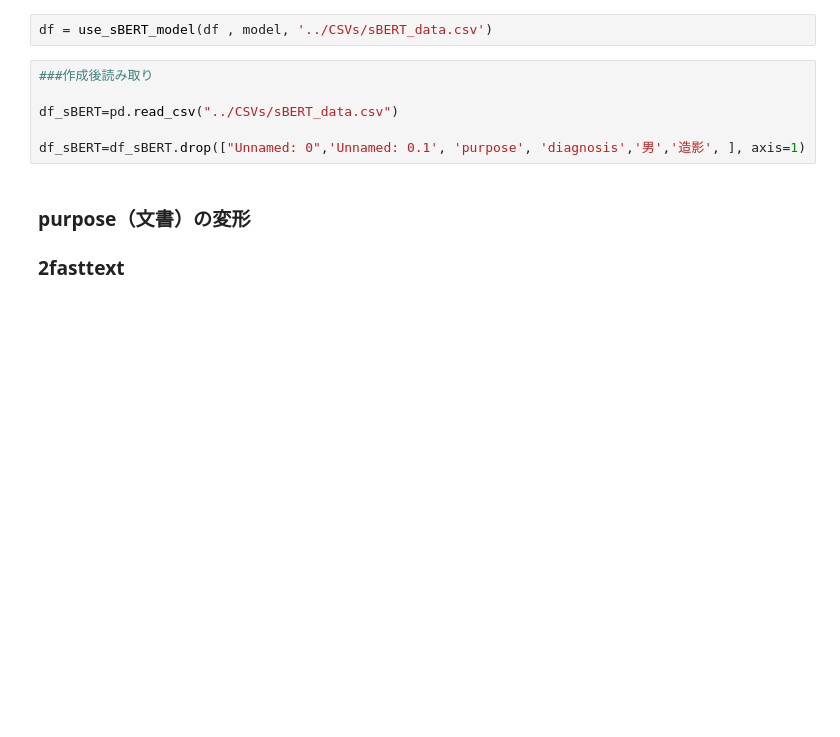
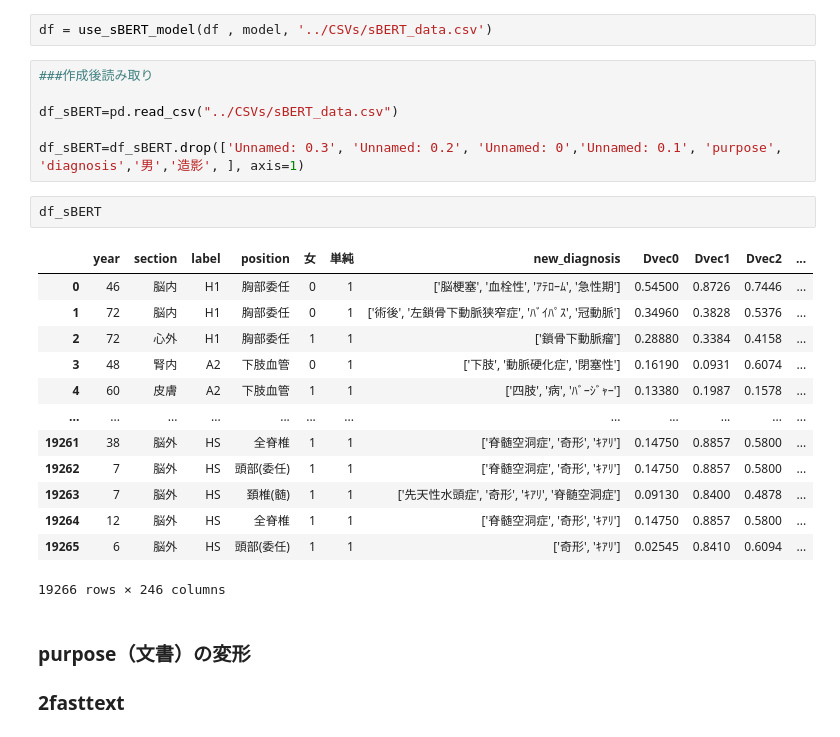
Before and after one commit to mecab-g/MRI, a Jupyter notebook: プロトコール予測/3.2recomendation_comp.ipynb, the cells around one changed output. Drawn from its saved outputs; the diff is of its cells as text; blank space fills up the shorter version.

```diff
--- a/プロトコール予測/3.2recomendation_comp.ipynb
+++ b/プロトコール予測/3.2recomendation_comp.ipynb
@@ -81,7 +68,23 @@ df = use_sBERT_model(df , model, '../CSVs/sBERT_data.csv')
 
 df_sBERT=pd.read_csv("../CSVs/sBERT_data.csv")
 
-df_sBERT=df_sBERT.drop(["Unnamed: 0",'Unnamed: 0.1', 'purpose', 'diagnosis','男','造影', ], axis=1)
+df_sBERT=df_sBERT.drop(['Unnamed: 0.3', 'Unnamed: 0.2', 'Unnamed: 0','Unnamed: 0.1', 'purpose', 'diagnosis','男','造影', ], axis=1)
+# %%
+df_sBERT
+# %% [output]
+|  | year | section | label | position | 女 | 単純 | new_diagnosis | Dvec0 | Dvec1 | Dvec2 | ... |
+| 0 | 46 | 脳内 | H1 | 胸部委任 | 0 | 1 | ['脳梗塞', '血栓性', 'ｱﾃﾛｰﾑ', '急性期'] | 0.54500 | 0.8726 | 0.7446 | ... |
+| 1 | 72 | 脳内 | H1 | 胸部委任 | 0 | 1 | ['術後', '左鎖骨下動脈狭窄症', 'ﾊﾞｲﾊﾟｽ', '冠動脈'] | 0.34960 | 0.3828 | 0.5376 | ... |
+| 2 | 72 | 心外 | H1 | 胸部委任 | 1 | 1 | ['鎖骨下動脈瘤'] | 0.28880 | 0.3384 | 0.4158 | ... |
+| 3 | 48 | 腎内 | A2 | 下肢血管 | 0 | 1 | ['下肢', '動脈硬化症', '閉塞性'] | 0.16190 | 0.0931 | 0.6074 | ... |
+| 4 | 60 | 皮膚 | A2 | 下肢血管 | 1 | 1 | ['四肢', '病', 'ﾊﾞｰｼﾞｬｰ'] | 0.13380 | 0.1987 | 0.1578 | ... |
+| ... | ... | ... | ... | ... | ... | ... | ... | ... | ... | ... | ... |
+| 19261 | 38 | 脳外 | HS | 全脊椎 | 1 | 1 | ['脊髄空洞症', '奇形', 'ｷｱﾘ'] | 0.14750 | 0.8857 | 0.5800 | ... |
+| 19262 | 7 | 脳外 | HS | 頭部(委任) | 1 | 1 | ['脊髄空洞症', '奇形', 'ｷｱﾘ'] | 0.14750 | 0.8857 | 0.5800 | ... |
+| 19263 | 7 | 脳外 | HS | 頚椎(髄) | 1 | 1 | ['先天性水頭症', '奇形', 'ｷｱﾘ', '脊髄空洞症'] | 0.09130 | 0.8400 | 0.4878 | ... |
+| 19264 | 12 | 脳外 | HS | 全脊椎 | 1 | 1 | ['脊髄空洞症', '奇形', 'ｷｱﾘ'] | 0.14750 | 0.8857 | 0.5800 | ... |
+| 19265 | 6 | 脳外 | HS | 頭部(委任) | 1 | 1 | ['奇形', 'ｷｱﾘ'] | 0.02545 | 0.8410 | 0.6094 | ... |
+19266 rows × 246 columns
 # %% [markdown]
 ### purpose（文書）の変形
 ### 2fasttext
```
Also changed, not shown: parts of 12 cells of this notebook, 2 other files.
